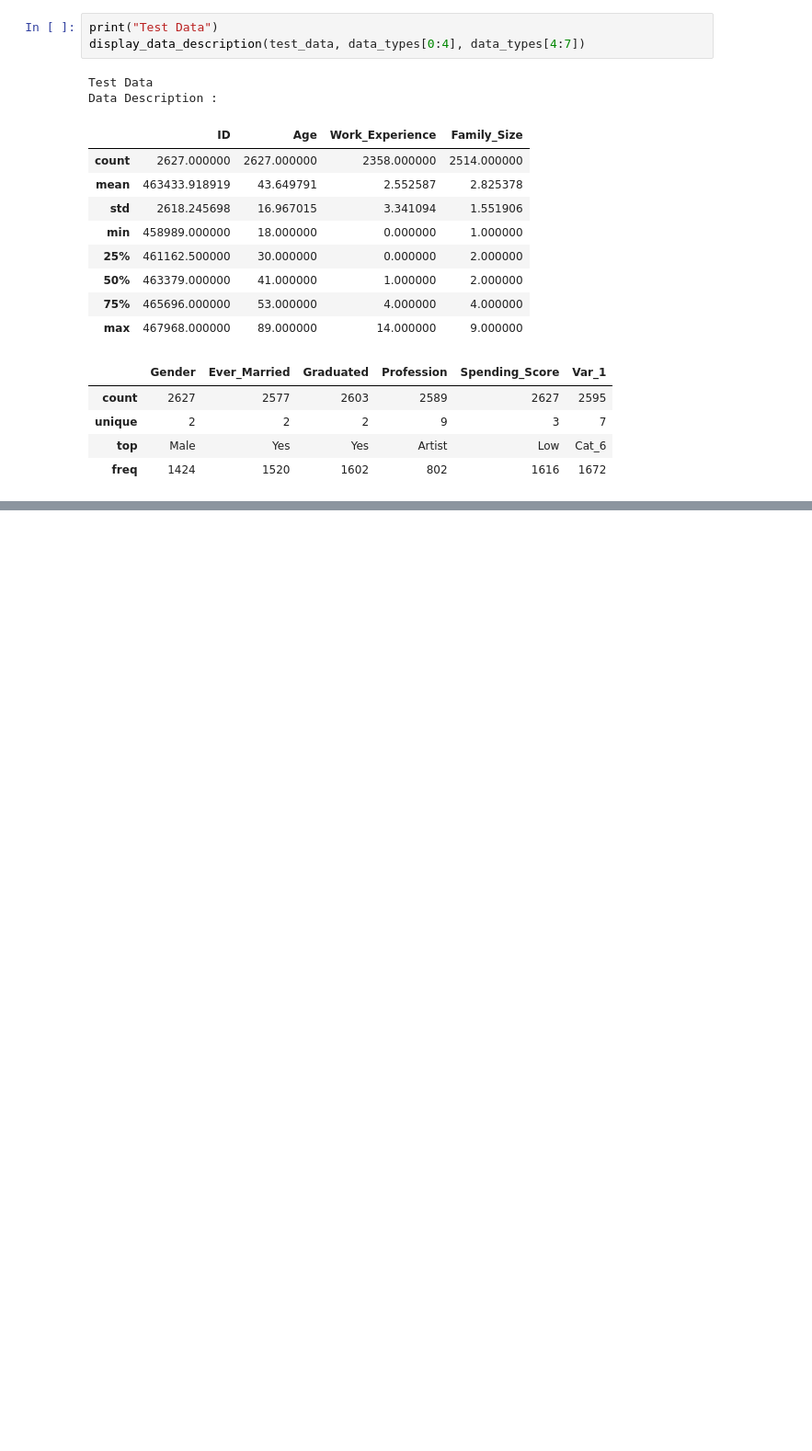
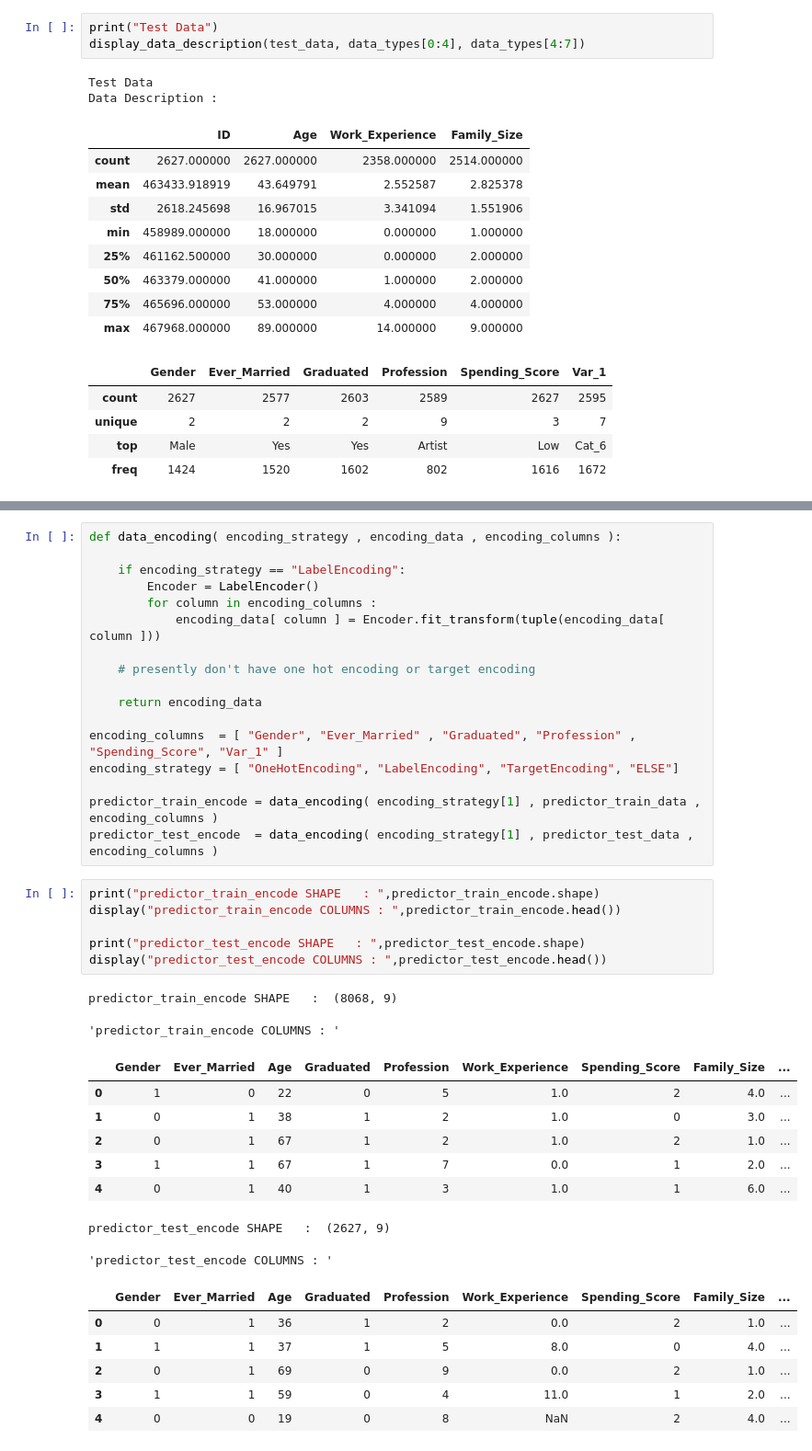
Before and after one commit to prateeksamudrala/predictivesegmentation, a Jupyter notebook: Predictive Segmentation.ipynb, the cells around one changed output, grey strips where cells are left out. Shown: that part at 92% size. Saved outputs shown, nothing was run; the diff lists cells and outputs as text; blank space fills up the shorter version.

```diff
--- a/Predictive Segmentation.ipynb
+++ b/Predictive Segmentation.ipynb
@@ -133,0 +496,40 @@ NameError: name 'train' is not defined
+# %%
+def data_encoding( encoding_strategy , encoding_data , encoding_columns ):
+
+    if encoding_strategy == "LabelEncoding":
+        Encoder = LabelEncoder()
+        for column in encoding_columns :
+            encoding_data[ column ] = Encoder.fit_transform(tuple(encoding_data[ column ]))
+
+    # presently don't have one hot encoding or target encoding
+
+    return encoding_data
+
+encoding_columns  = [ "Gender", "Ever_Married" , "Graduated", "Profession" , "Spending_Score", "Var_1" ]
+encoding_strategy = [ "OneHotEncoding", "LabelEncoding", "TargetEncoding", "ELSE"]
+
+predictor_train_encode = data_encoding( encoding_strategy[1] , predictor_train_data , encoding_columns )
+predictor_test_encode  = data_encoding( encoding_strategy[1] , predictor_test_data ,  encoding_columns )
+# %%
+print("predictor_train_encode SHAPE   : ",predictor_train_encode.shape)
+display("predictor_train_encode COLUMNS : ",predictor_train_encode.head())
+
+print("predictor_test_encode SHAPE   : ",predictor_test_encode.shape)
+display("predictor_test_encode COLUMNS : ",predictor_test_encode.head())
+# %% [output]
+predictor_train_encode SHAPE   :  (8068, 9)
+'predictor_train_encode COLUMNS : '
+|  | Gender | Ever_Married | Age | Graduated | Profession | Work_Experience | Spending_Score | Family_Size | ... |
+| 0 | 1 | 0 | 22 | 0 | 5 | 1.0 | 2 | 4.0 | ... |
+| 1 | 0 | 1 | 38 | 1 | 2 | 1.0 | 0 | 3.0 | ... |
+| 2 | 0 | 1 | 67 | 1 | 2 | 1.0 | 2 | 1.0 | ... |
+| 3 | 1 | 1 | 67 | 1 | 7 | 0.0 | 1 | 2.0 | ... |
+| 4 | 0 | 1 | 40 | 1 | 3 | 1.0 | 1 | 6.0 | ... |
+predictor_test_encode SHAPE   :  (2627, 9)
+'predictor_test_encode COLUMNS : '
+|  | Gender | Ever_Married | Age | Graduated | Profession | Work_Experience | Spending_Score | Family_Size | ... |
+| 0 | 0 | 1 | 36 | 1 | 2 | 0.0 | 2 | 1.0 | ... |
+| 1 | 1 | 1 | 37 | 1 | 5 | 8.0 | 0 | 4.0 | ... |
+| 2 | 0 | 1 | 69 | 0 | 9 | 0.0 | 2 | 1.0 | ... |
+| 3 | 1 | 1 | 59 | 0 | 4 | 11.0 | 1 | 2.0 | ... |
+| 4 | 0 | 0 | 19 | 0 | 8 | NaN | 2 | 4.0 | ... |
```
Also changed, not shown: parts of 40 cells of this notebook, 1 other file.
